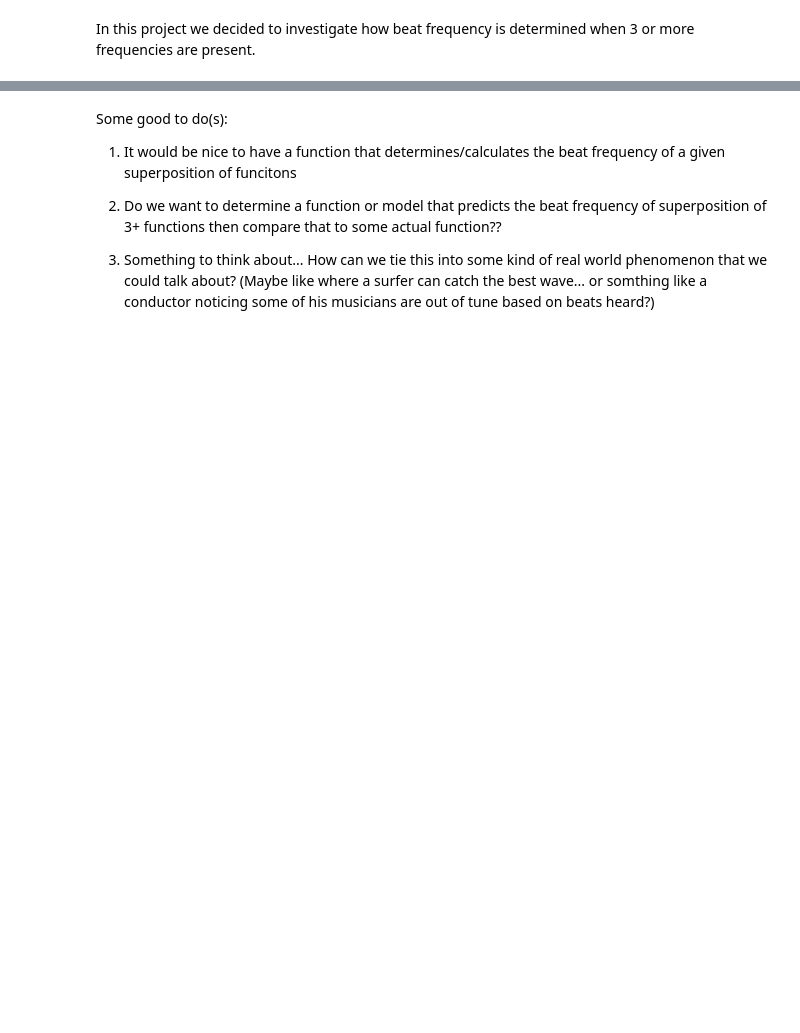
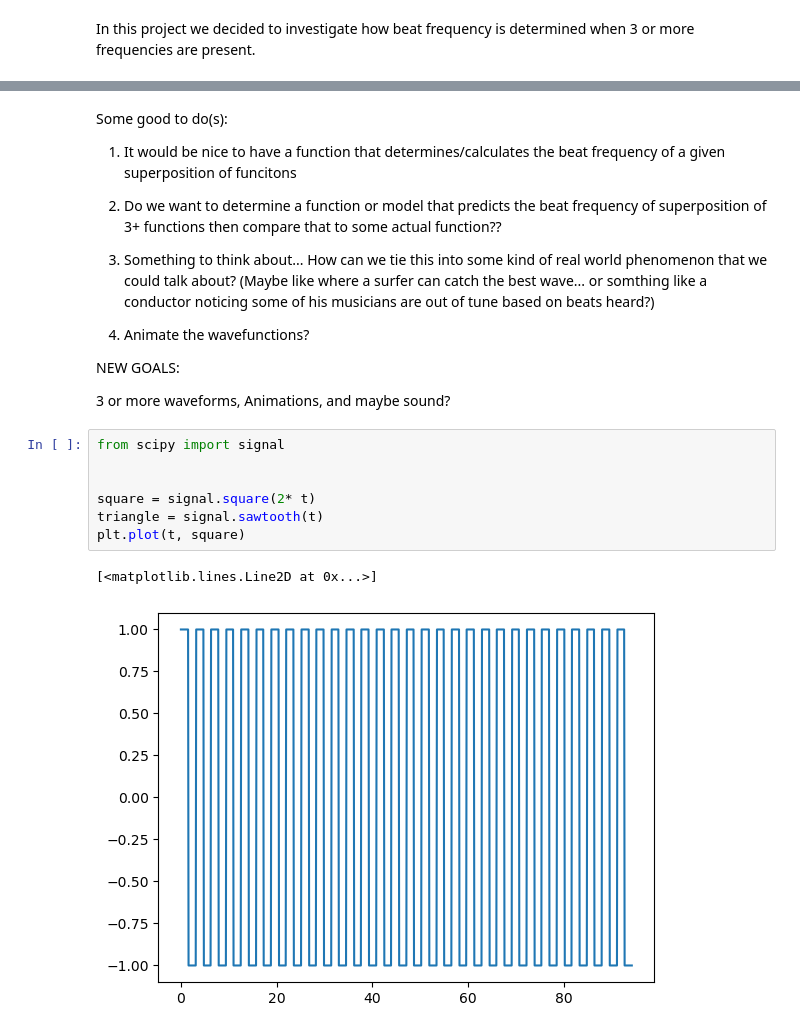
Before and after one commit to carterjh7/sturdyzwei, a Jupyter notebook: ProjectIdeas.ipynb, the cells around one changed output, grey strips where cells are left out. Drawn from its saved outputs; the diff is of its cells as text; blank space fills up the shorter version.

```diff
--- a/ProjectIdeas.ipynb
+++ b/ProjectIdeas.ipynb
@@ -43,3 +49,25 @@ Some good to do(s):
 
 3. Something to think about... How can we tie this into some kind of real world phenomenon that we could talk about?
     (Maybe like where a surfer can catch the best wave... or somthing like a conductor noticing some of his musicians are out of tune based on beats heard?)
+
+4. Animate the wavefunctions?
+
+
+
+
+
+
+NEW GOALS:
+
+
+3 or more waveforms, Animations, and maybe sound?
+# %%
+from scipy import signal
+
+
+square = signal.square(2* t)
+triangle = signal.sawtooth(t)
+plt.plot(t, square)
+# %% [output]
+[<matplotlib.lines.Line2D at 0x...>]
+[figure, added]
```
Also changed, not shown: parts of 18 cells of this notebook.
